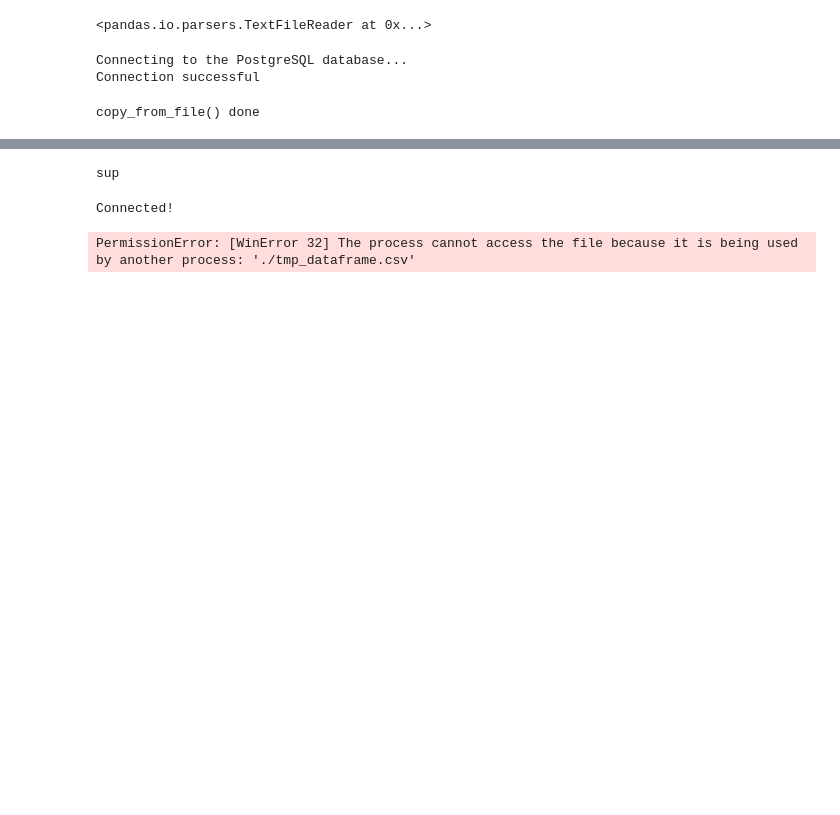
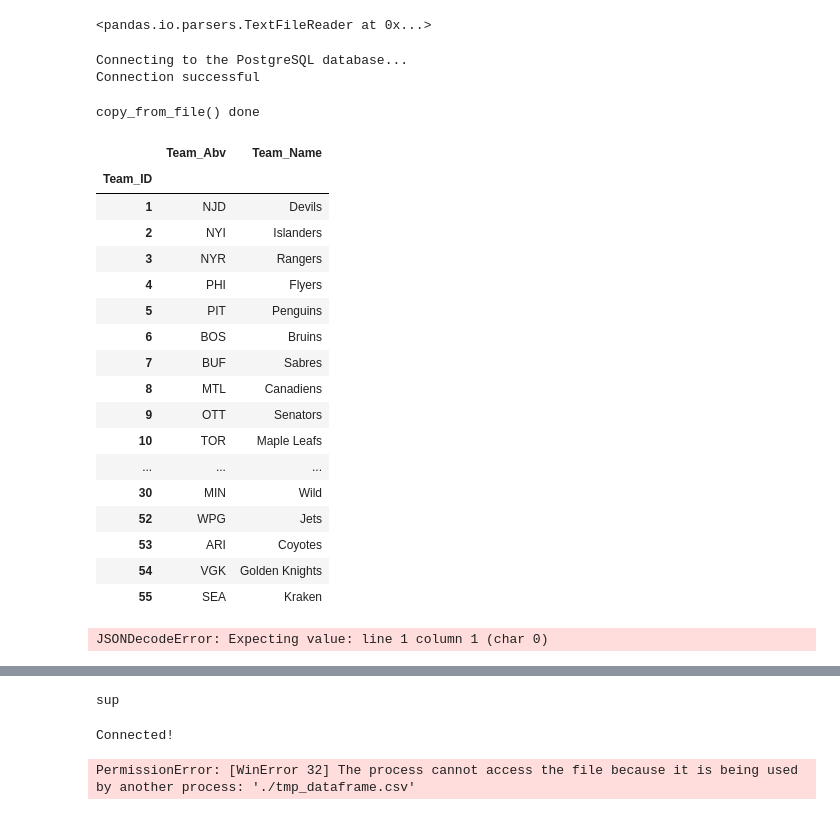
Before and after one commit to joshuadroid/nhl-project, a Jupyter notebook: etl.ipynb, the cells around one changed output, grey strips where cells are left out. Drawn from its saved outputs; the diff is of its cells as text; code cells hidden in the pictures; blank space fills up the shorter version.

```diff
--- a/etl.ipynb
+++ b/etl.ipynb
@@ -68,3 +69,48 @@ copy_from_file(conn, 'shotsdata/shots_2010 - no_head.csv', 'shot_data')
 #     n+=1
 # %% [output]
 copy_from_file() done
+# %%
+teams_url = "https://statsapi.web.nhl.com/api/v1/teams/"
+response=requests.get(teams_url)
+
+team_abv = []
+team_name = []
+team_id = []
+n = 1
+
+for x in range(1, 60):
+  query = teams_url + str(n)
+  response = requests.get(query)
+  response_json = response.json()
+  if response_json['teams'][0]['active'] and response_json['teams'][0]['active'] == True:
+    team_abv.append(response_json['teams'][0]['abbreviation'])
+    team_name.append(response_json['teams'][0]['teamName'])
+    team_id.append(response_json['teams'][0]['id'])
+  n+=1
+# %%
+team_df = pd.DataFrame({
+    "Team_ID": team_id,
+    "Team_Abv": team_abv,
+    "Team_Name": team_name
+})
+reindex_team_df = team_df.set_index('Team_ID')
+reindex_team_df
+# %% [output]
+|  | Team_Abv | Team_Name |
+| Team_ID |  |  |
+| 1 | NJD | Devils |
+| 2 | NYI | Islanders |
+| 3 | NYR | Rangers |
+| 4 | PHI | Flyers |
+| 5 | PIT | Penguins |
+| 6 | BOS | Bruins |
+| 7 | BUF | Sabres |
+| 8 | MTL | Canadiens |
+| 9 | OTT | Senators |
+| 10 | TOR | Maple Leafs |
+| ... | ... | ... |
+| 30 | MIN | Wild |
+| 52 | WPG | Jets |
+| 53 | ARI | Coyotes |
+| 54 | VGK | Golden Knights |
+| 55 | SEA | Kraken |
@@ -71,3 +119,10 @@ copy_from_file() done
+# %%
+p_url = 'https://statsapi.web.nhl.com/api/v1/players'
+response=requests.get(p_url)
+response_json = response.json()
+response_json
+# %% [output]
+JSONDecodeError: Expecting value: line 1 column 1 (char 0)
 # %%
 # Everything below here is throwaway code at the moment
 # %%
```
Also changed, not shown: parts of 2 cells of this notebook, 1 other file.
